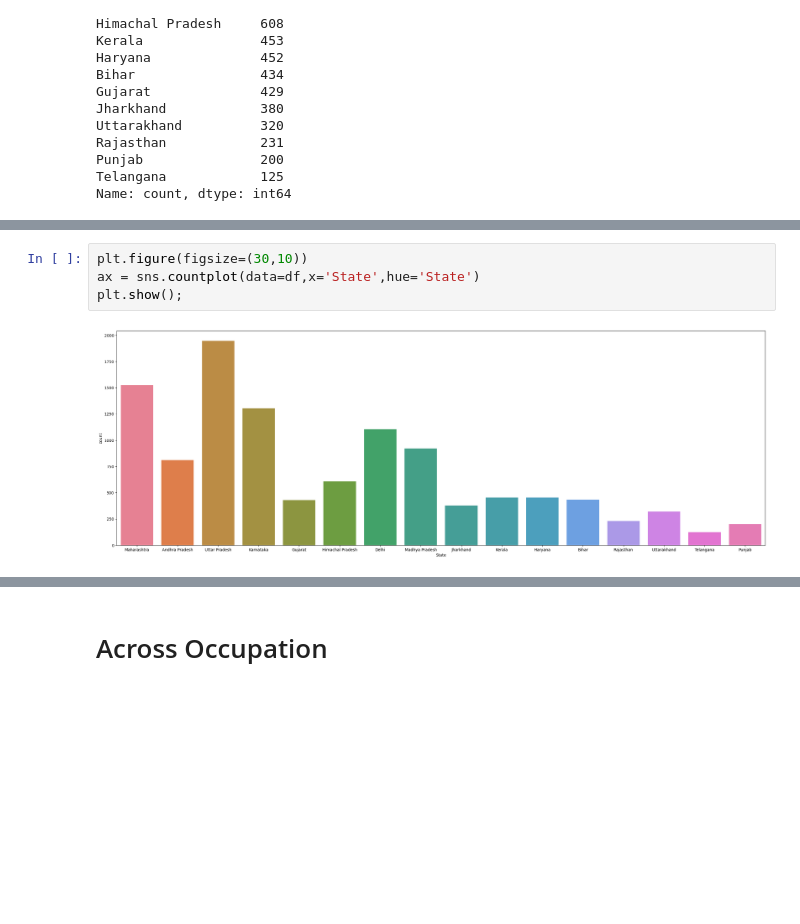
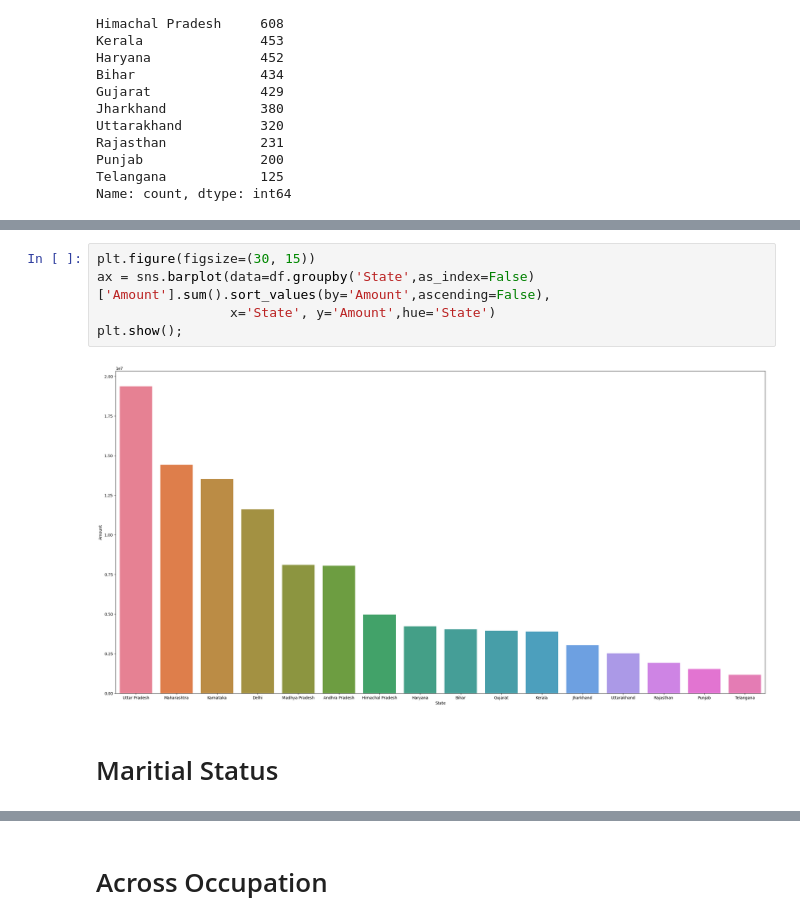
Before and after one commit to RayirthSoni/EDA-Practise, a Jupyter notebook: Code/analysis.ipynb, the cells around one changed output, grey strips where cells are left out. Saved outputs shown, nothing was run; the diff lists cells and outputs as text; blank space fills up the shorter version.

Commit message:
analysis done for maritial_status

```diff
--- a/Code/analysis.ipynb
+++ b/Code/analysis.ipynb
@@ -259,6 +287,9 @@ Name: count, dtype: int64
 # %%
-plt.figure(figsize=(30,10))
-ax = sns.countplot(data=df,x='State',hue='State')
+plt.figure(figsize=(30, 15))
+ax = sns.barplot(data=df.groupby('State',as_index=False)['Amount'].sum().sort_values(by='Amount',ascending=False),
+                 x='State', y='Amount',hue='State')
 plt.show();
 # %% [output]
-[figure, old version]
+[figure, new version]
+# %% [markdown]
+# Maritial Status
```
Also changed, not shown: parts of 7 cells of this notebook.
